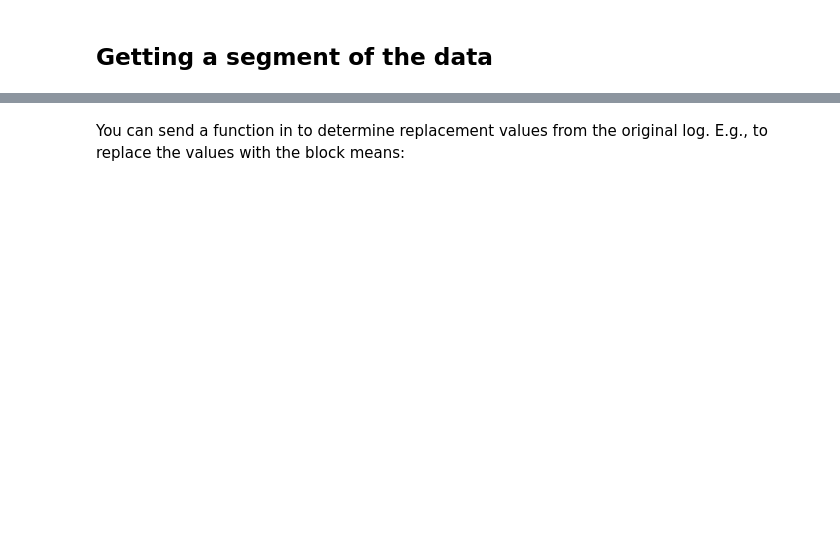
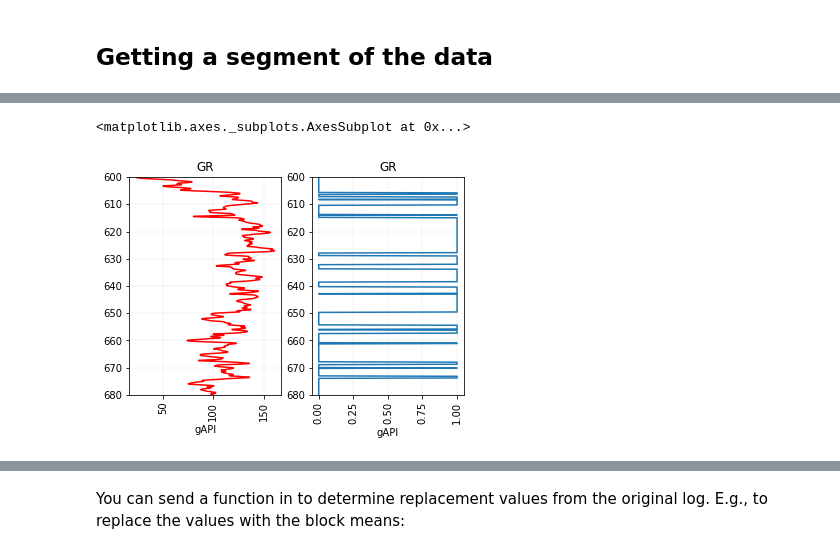
Before and after one commit to agilescientific/welly, a Jupyter notebook: tutorial/Curves.ipynb, the cells around one changed output, grey strips where cells are left out. Cells and saved outputs as stored; diff of their text form; code cells hidden in the pictures; blank space fills up the shorter version.

```diff
--- a/tutorial/Curves.ipynb
+++ b/tutorial/Curves.ipynb
@@ -219,0 +264,8 @@ segment.basis[-1]
+# %%
+fig, axs = plt.subplots(ncols=2)
+
+segment.plot(ax=axs[0], c='r')
+segment.block(cutoffs=120, values=(0, 1)).plot(ax=axs[1])
+# %% [output]
+<matplotlib.axes._subplots.AxesSubplot at 0x...>
+[figure, added]
```
Also changed, not shown: parts of 29 cells of this notebook, 3 other files.
